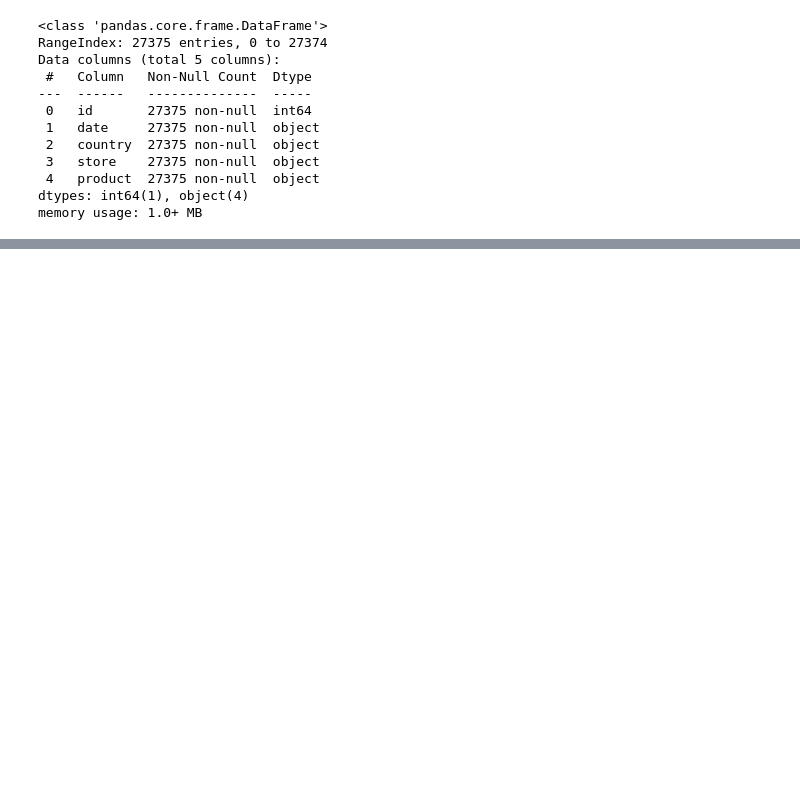
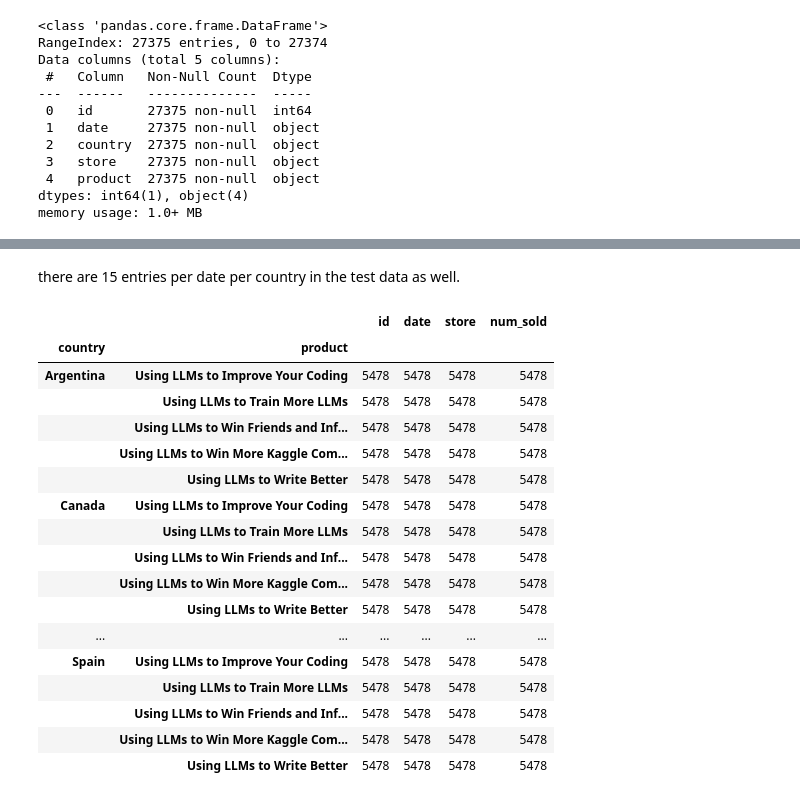
Before and after one commit to udaykirankavaturu/kaggle, a Jupyter notebook: playground-series-season-3-episode-19.ipynb, the cells around one changed output, grey strips where cells are left out. Drawn from its saved outputs; the diff is of its cells as text; code cells hidden in the pictures; blank space fills up the shorter version.

Commit message:
Kaggle Notebook | Playground Series - Season 3, Episode 19 | Version 2

```diff
--- a/playground-series-season-3-episode-19.ipynb
+++ b/playground-series-season-3-episode-19.ipynb
@@ -66,0 +277,23 @@ memory usage: 1.0+ MB
+# %% [markdown]
+there are 15 entries per date per country in the test data as well.
+# %%
+train_data.groupby(by=['country','product']).count()
+# %% [output]
+|  |  | id | date | store | num_sold |
+| country | product |  |  |  |  |
+| Argentina | Using LLMs to Improve Your Coding | 5478 | 5478 | 5478 | 5478 |
+|  | Using LLMs to Train More LLMs | 5478 | 5478 | 5478 | 5478 |
+|  | Using LLMs to Win Friends and Inf... | 5478 | 5478 | 5478 | 5478 |
+|  | Using LLMs to Win More Kaggle Com... | 5478 | 5478 | 5478 | 5478 |
+|  | Using LLMs to Write Better | 5478 | 5478 | 5478 | 5478 |
+| Canada | Using LLMs to Improve Your Coding | 5478 | 5478 | 5478 | 5478 |
+|  | Using LLMs to Train More LLMs | 5478 | 5478 | 5478 | 5478 |
+|  | Using LLMs to Win Friends and Inf... | 5478 | 5478 | 5478 | 5478 |
+|  | Using LLMs to Win More Kaggle Com... | 5478 | 5478 | 5478 | 5478 |
+|  | Using LLMs to Write Better | 5478 | 5478 | 5478 | 5478 |
+| ... | ... | ... | ... | ... | ... |
+| Spain | Using LLMs to Improve Your Coding | 5478 | 5478 | 5478 | 5478 |
+|  | Using LLMs to Train More LLMs | 5478 | 5478 | 5478 | 5478 |
+|  | Using LLMs to Win Friends and Inf... | 5478 | 5478 | 5478 | 5478 |
+|  | Using LLMs to Win More Kaggle Com... | 5478 | 5478 | 5478 | 5478 |
+|  | Using LLMs to Write Better | 5478 | 5478 | 5478 | 5478 |
```
Also changed, not shown: parts of 77 cells of this notebook.
